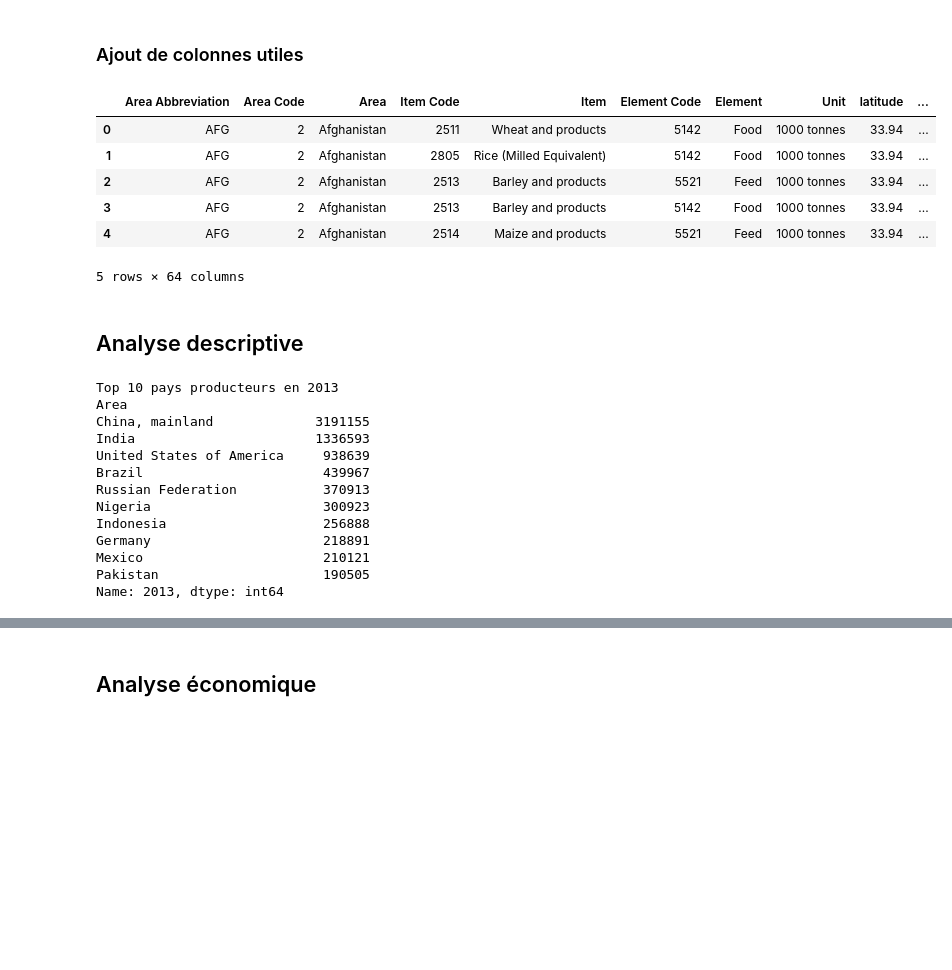
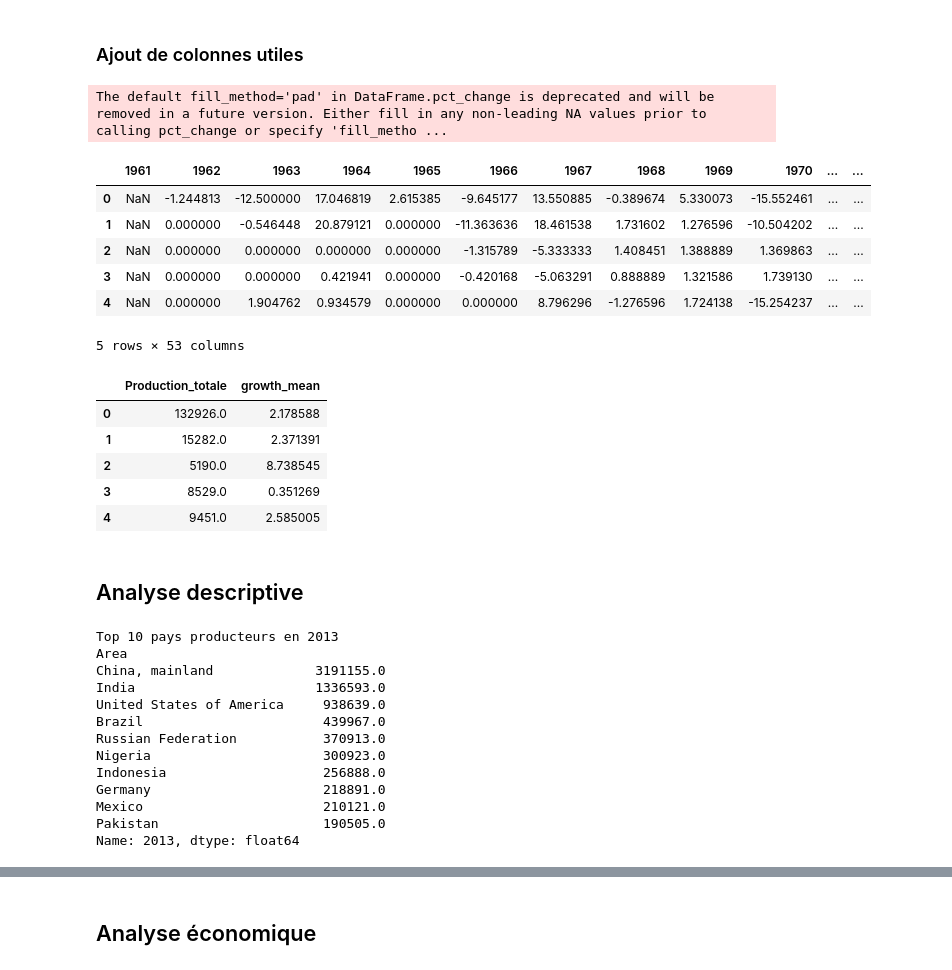
Before and after one commit to axel-achart/real_world_insight, a Jupyter notebook: notebook/exploration.ipynb, the cells around one changed output, grey strips where cells are left out. Saved outputs shown, nothing was run; the diff lists cells and outputs as text; code cells hidden in the pictures; blank space fills up the shorter version.

```diff
--- a/notebook/exploration.ipynb
+++ b/notebook/exploration.ipynb
@@ -97,6 +64,9 @@ Length: 63, dtype: int64
 # %%
 fao_path = "../data/clean/fao_clean.csv"
 df = pd.read_csv(fao_path)
+
+# Récupération des colonnes d'années et tri numérique
+new_year_cols = sorted([c for c in df.columns if c.isdigit()], key=int)
 
 # Aperçu des données
 display(df.head())
@@ -145,23 +115,36 @@ Length: 63, dtype: int64
 # %% [markdown]
 ### Ajout de colonnes utiles
 # %%
-# Créer production totale (somme des années pour chaque pays)
+# Créer production totale (somme des années pour chaque pays/produit)
 df["Production_totale"] = df[new_year_cols].sum(axis=1)
 
-# Croissance annuelle par pays et par produit
-df_growth = df.copy()
-df_growth[new_year_cols[1:]] = df_growth[new_year_cols[1:]].subtract(df_growth[new_year_cols[:-1]].values) / df_growth[new_year_cols[:-1]].values * 100
+# Calculer la croissance annuelle en pourcentage de façon vectorisée
+# Utiliser pct_change(axis=1) sur les colonnes d'années pour éviter d'écraser les valeurs originales.
+years_df = df[new_year_cols].astype(float)
+growth_pct = years_df.pct_change(axis=1) * 100
+# Garder les mêmes noms de colonnes (les premières colonnes seront NaN)
+growth_pct.columns = new_year_cols
+# Ajouter la croissance moyenne par ligne (produit/pays) en %
+df['growth_mean'] = growth_pct.replace([np.inf, -np.inf], np.nan).mean(axis=1)
 
-# Aperçu des données
-display(df_growth.head())
+# Aperçu des résultats
+display(growth_pct.head())
+display(df[['Production_totale', 'growth_mean']].head())
 # %% [output]
+The default fill_method='pad' in DataFrame.pct_change is deprecated and will be removed in a future version. Either fill in any non-leading NA values prior to calling pct_change or specify 'fill_metho ...
-|  | Area Abbreviation | Area Code | Area | Item Code | Item | Element Code | Element | Unit | latitude | ... |
-| 0 | AFG | 2 | Afghanistan | 2511 | Wheat and products | 5142 | Food | 1000 tonnes | 33.94 | ... |
-| 1 | AFG | 2 | Afghanistan | 2805 | Rice (Milled Equivalent) | 5142 | Food | 1000 tonnes | 33.94 | ... |
-| 2 | AFG | 2 | Afghanistan | 2513 | Barley and products | 5521 | Feed | 1000 tonnes | 33.94 | ... |
-| 3 | AFG | 2 | Afghanistan | 2513 | Barley and products | 5142 | Food | 1000 tonnes | 33.94 | ... |
-| 4 | AFG | 2 | Afghanistan | 2514 | Maize and products | 5521 | Feed | 1000 tonnes | 33.94 | ... |
+|  | 1961 | 1962 | 1963 | 1964 | 1965 | 1966 | 1967 | 1968 | 1969 | 1970 | ... | ... |
+| 0 | NaN | -1.244813 | -12.500000 | 17.046819 | 2.615385 | -9.645177 | 13.550885 | -0.389674 | 5.330073 | -15.552461 | ... | ... |
+| 1 | NaN | 0.000000 | -0.546448 | 20.879121 | 0.000000 | -11.363636 | 18.461538 | 1.731602 | 1.276596 | -10.504202 | ... | ... |
+| 2 | NaN | 0.000000 | 0.000000 | 0.000000 | 0.000000 | -1.315789 | -5.333333 | 1.408451 | 1.388889 | 1.369863 | ... | ... |
+| 3 | NaN | 0.000000 | 0.000000 | 0.421941 | 0.000000 | -0.420168 | -5.063291 | 0.888889 | 1.321586 | 1.739130 | ... | ... |
+| 4 | NaN | 0.000000 | 1.904762 | 0.934579 | 0.000000 | 0.000000 | 8.796296 | -1.276596 | 1.724138 | -15.254237 | ... | ... |
-5 rows × 64 columns
+5 rows × 53 columns
+|  | Production_totale | growth_mean |
+| 0 | 132926.0 | 2.178588 |
+| 1 | 15282.0 | 2.371391 |
+| 2 | 5190.0 | 8.738545 |
+| 3 | 8529.0 | 0.351269 |
+| 4 | 9451.0 | 2.585005 |
 # %% [markdown]
 ## Analyse descriptive
 # %%
@@ -173,14 +156,14 @@ print(top_countries)
 # %% [output]
 Top 10 pays producteurs en 2013
 Area
-China, mainland             3191155
-India                       1336593
-United States of America     938639
-Brazil                       439967
-Russian Federation           370913
-Nigeria                      300923
-Indonesia                    256888
-Germany                      218891
-Mexico                       210121
-Pakistan                     190505
-Name: 2013, dtype: int64
+China, mainland             3191155.0
+India                       1336593.0
+United States of America     938639.0
+Brazil                       439967.0
+Russian Federation           370913.0
+Nigeria                      300923.0
+Indonesia                    256888.0
+Germany                      218891.0
+Mexico                       210121.0
+Pakistan                     190505.0
+Name: 2013, dtype: float64
```
Also changed, not shown: parts of 13 cells of this notebook, 6 other files.
